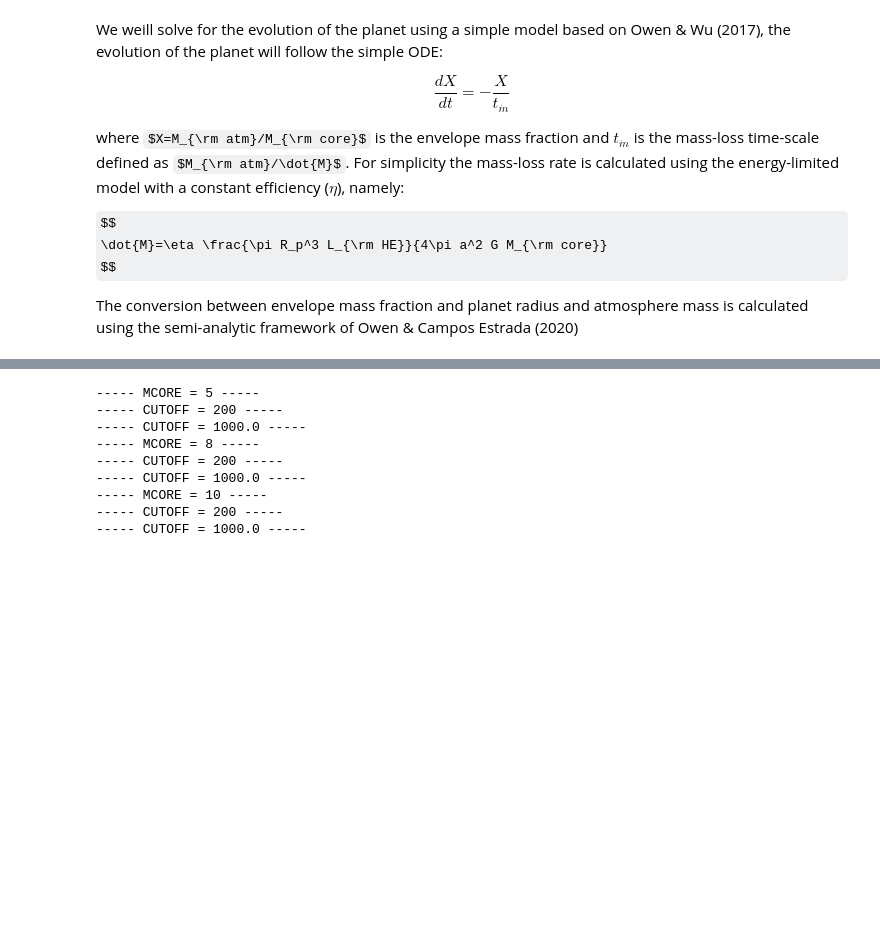
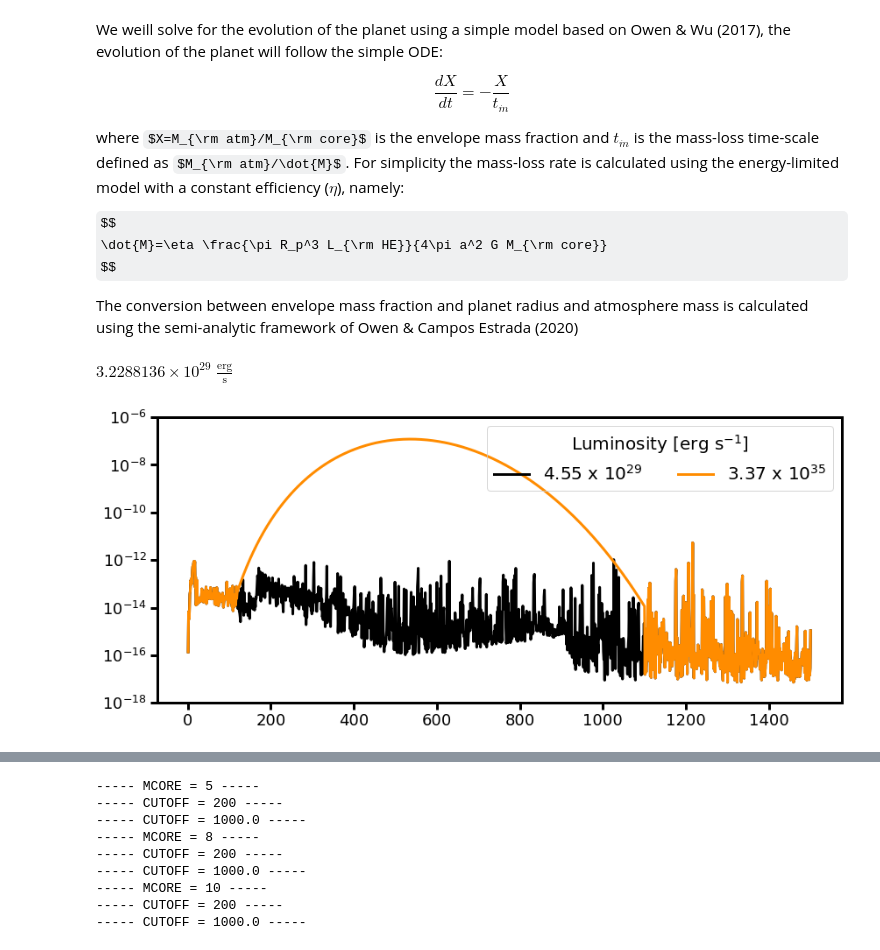
Before and after one commit to afeinstein20/cos_flares, a Jupyter notebook: notebooks/flare_mass_loss.ipynb, the cells around one changed output, grey strips where cells are left out. Drawn from its saved outputs; the diff is of its cells as text; code cells hidden in the pictures; some formulas as TeX source; blank space fills up the shorter version.

```diff
--- a/notebooks/flare_mass_loss.ipynb
+++ b/notebooks/flare_mass_loss.ipynb
@@ -205,3 +204,27 @@ def solve_problem(Rpinit,tinit,mcore,eta,flares=False,time_cutoff=100):
             break
 
     return time_out, x_out, Rp_out, luminosity, flare_energies, mdots
+# %%
+brem = Table.read('/Users/arcticfox/Documents/AUMic/bremfit.csv', format='csv')
+
+def get_euv_duvvuri(path, filename='spectrum_au_mic_f_p17.fits'):
+    data = fits.open(os.path.join(path, filename))
+
+    return (data[1].data['Wavelength'], data[1].data['Flux_density'],
+            data[1].data['Lower_Error_16'], data[1].data['Upper_Error_84'])
+
+qw, qf, ql, qu = get_euv_duvvuri('../data/', filename='spectrum_au_mic_q_p17.fits')
+fw, ff, fl, fu = get_euv_duvvuri('../data/')
+
+ff=ff*units.erg/units.s/units.cm**2/units.AA
+fw=fw*units.AA
+
+qf=qf*units.erg/units.s/units.cm**2/units.AA
+qw=qw*units.AA
+
+factor=4*np.pi*(9.72*units.pc)**2
+# %%
+q = qw.value<1500
+(np.trapz(qf[q], qw[q])*factor).to(units.erg/units.s)
+# %% [output]
+$3.2288136 \times 10^{29} \; \mathrm{\frac{erg}{s}}$
@@ -207,0 +233,25 @@ def solve_problem(Rpinit,tinit,mcore,eta,flares=False,time_cutoff=100):
+# %%
+fig = plt.figure(figsize=(14,6))
+fig.set_facecolor('w')
+
+plt.plot(fw, ff, 'k', label='4.55 x $10^{29}$', lw=3)
+
+plt.yscale('log')
+
+
+stitch_w = np.append(fw[fw.value<120].value, brem['wavelength'][(brem['wavelength'].value>=120) &
+                                                    (brem['wavelength'].value<=1100)])
+stitch_w = np.append(stitch_w, fw[fw.value>1100].value)
+
+stitch_f = np.append(ff[fw.value<120].value, 10**brem['brem_fit'][(brem['wavelength'].value>=120) &
+                                                    (brem['wavelength'].value<=1100)].data)
+stitch_f = np.append(stitch_f, ff[fw.value>1100].value)
+
+plt.plot(stitch_w, stitch_f, 'darkorange', label='3.37 x 10$^{35}$', lw=3)
+
+plt.ylim(10**-18, 10**-6)
+plt.legend(ncol=2, title='Luminosity [erg s$^{-1}$]')
+plt.savefig('/Users/arcticfox/Desktop/high-energy.png', rasterize=True,
+           bbox='tight', dpi=250)
+# %% [output]
+[figure, added]
```
Also changed, not shown: parts of 6 cells of this notebook, 1 other file.
